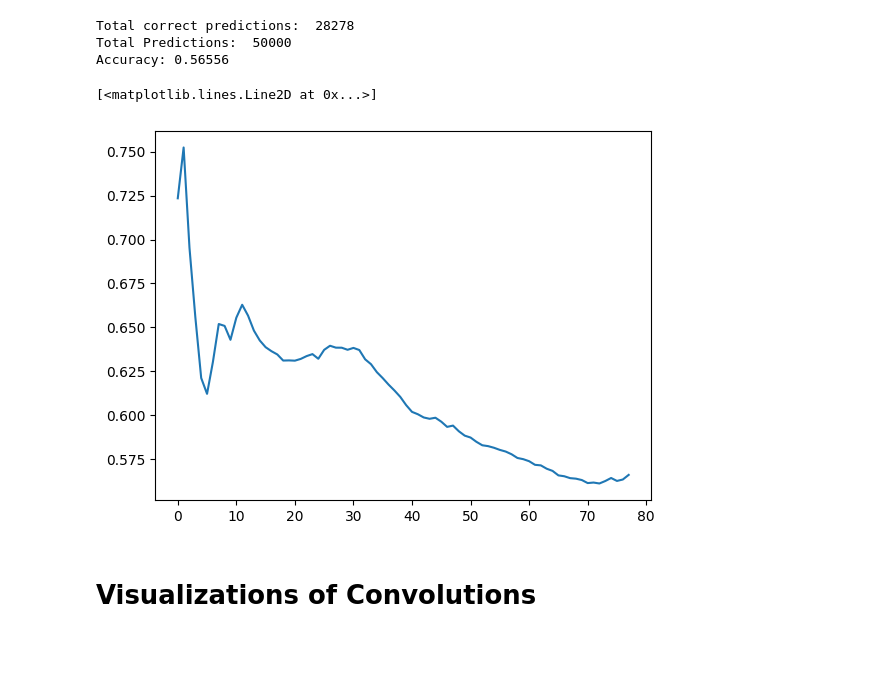
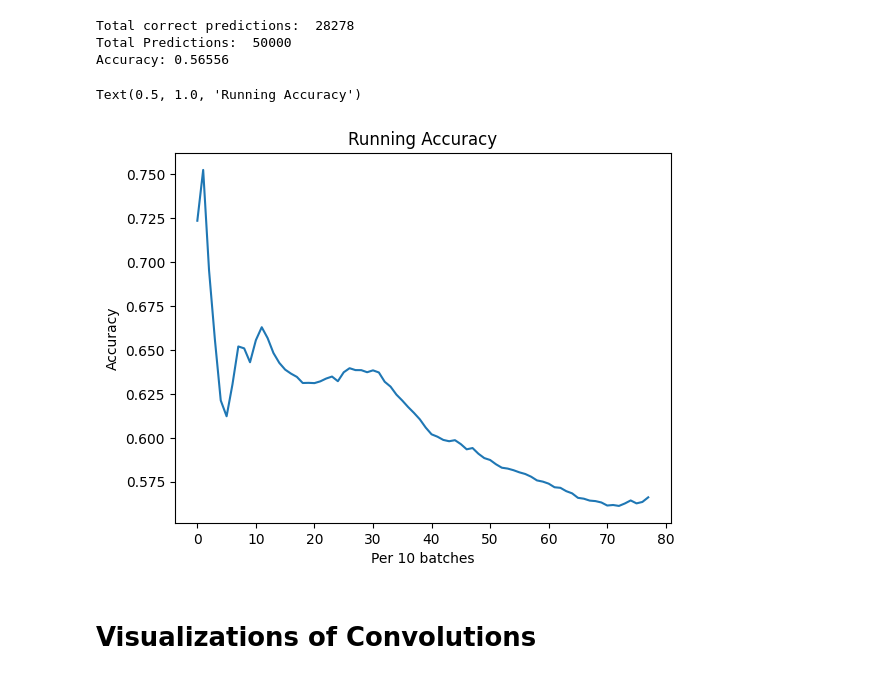
Before and after one commit to dbfranco07/ai231-machine-learning-operations, a Jupyter notebook: alexnet-numpy/alexnet-numpy-implementation.ipynb, the cells around one changed output. Saved outputs shown, nothing was run; the diff lists cells and outputs as text; code cells hidden in the pictures; blank space fills up the shorter version.

Commit message:
reran; updated to also work on colab

```diff
--- a/alexnet-numpy/alexnet-numpy-implementation.ipynb
+++ b/alexnet-numpy/alexnet-numpy-implementation.ipynb
@@ -133,7 +133,15 @@ Layer 15 shape:
 # %%
 BATCH_SIZE = 64
 
-datapath = Path().cwd() / 'data'
+try:
+    from google.colab import drive
+    drive.mount('/content/drive')
+    datapath = Path().cwd() / 'drive' / 'MyDrive' / 'data'
+except:
+    datapath = Path().cwd() / 'data'
+finally:
+    print(f'Data from {datapath}')
+
 imagenet = ImageNet(root=datapath,
                     split='val',
                     transform=alexnet_transform)
@@ -728,9 +738,12 @@ Total Predictions:  50000
 Accuracy: 0.56556
 # %%
 plt.plot(accuracy_per_10)
+plt.xlabel('Per 10 batches')
+plt.ylabel('Accuracy')
+plt.title('Running Accuracy')
 # %% [output]
-[<matplotlib.lines.Line2D at 0x...>]
+Text(0.5, 1.0, 'Running Accuracy')
-[figure, old version]
+[figure, new version]
 # %% [markdown]
 # Visualizations of Convolutions
 # %% [markdown]
```
Also changed, not shown: parts of 10 cells of this notebook.
